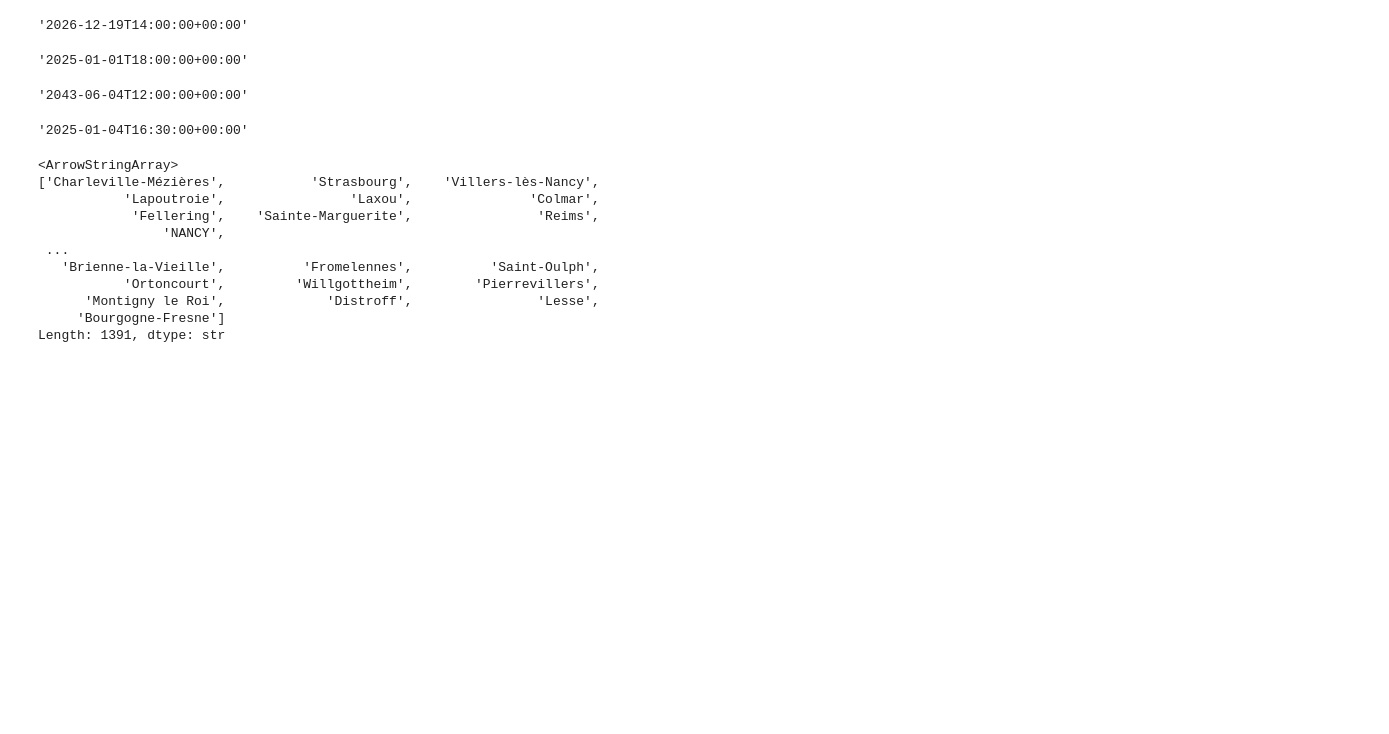
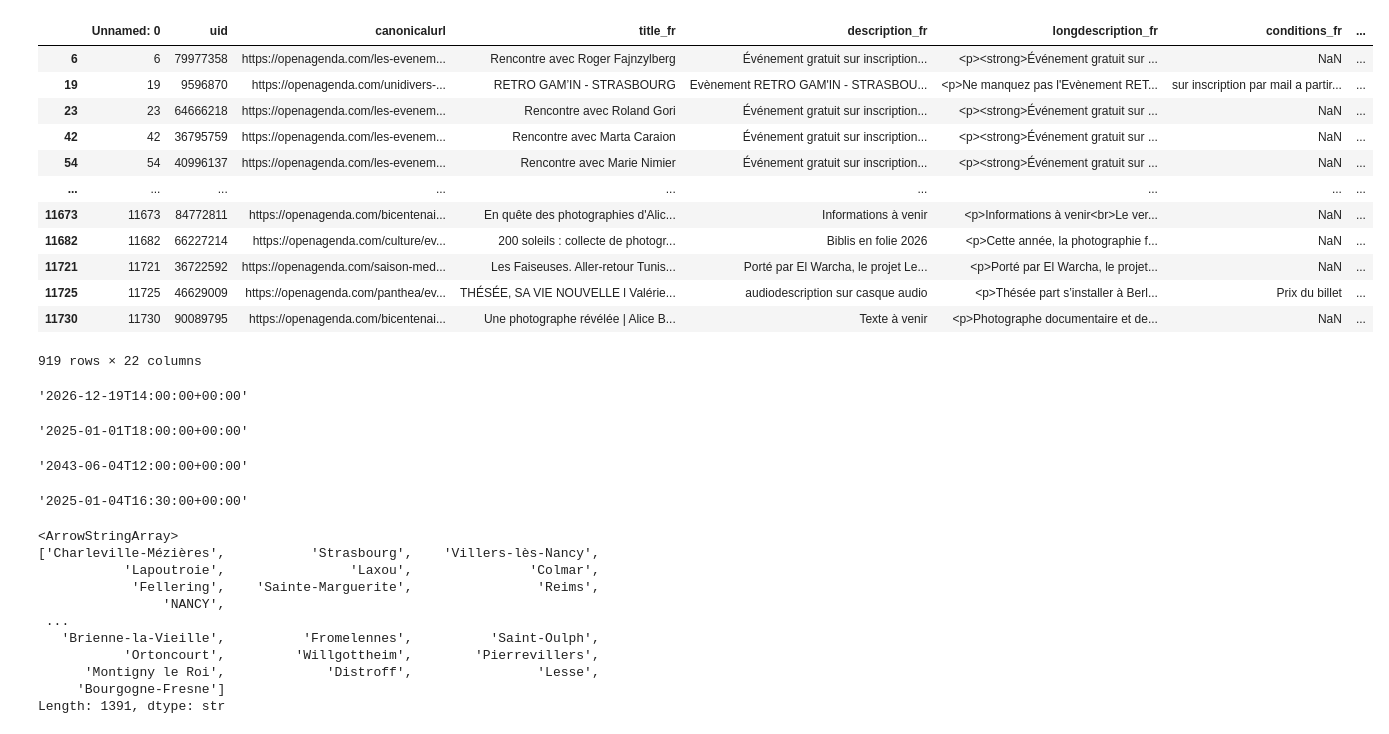
Before and after one commit to Diaure/PulsEvent-LLM-RAG, a Jupyter notebook: verif_df.ipynb, the cells around one changed output. Saved outputs shown, nothing was run; the diff lists cells and outputs as text; code cells hidden in the pictures; blank space fills up the shorter version.

```diff
--- a/verif_df.ipynb
+++ b/verif_df.ipynb
@@ -13,3 +14,30 @@ df_verif.head(5)
+# %%
+# récupérer les vraies dates de debut et fin de l'évènement
+import json
+def extract_first_timing(cell):
+    if cell is None:
+        return None
+
+    # Si c'est une string JSON → on la charge
+    if isinstance(cell, str):
+        try:
+            timings = json.loads(cell)
+        except Exception:
+            return None
+    else:
+        # Si c'est déjà une liste Python
+        timings = cell
+
+    # si la liste est vide
+    if not timings:
+        return None, None
+
+    # On prend la première occurrence
+    t0 = timings[0]
+    return t0.get("begin")
+
+df_verif["begin"] = df_verif["timings"].apply(extract_first_timing)
+df_verif["begin"] = pd.to_datetime(df_verif["begin"], utc=True)
 # %%
 df_verif.info()
 # %% [output]
@@ -32,0 +103,17 @@ memory usage: 24.4 MB
+# %%
+df_strasbourg = df_verif[df_verif['location_city'] == 'Strasbourg']
+df_strasbourg
+# %% [output]
+|  | Unnamed: 0 | uid | canonicalurl | title_fr | description_fr | longdescription_fr | conditions_fr | ... |
+| 6 | 6 | 79977358 | https://openagenda.com/les-evenem... | Rencontre avec Roger Fajnzylberg | Événement gratuit sur inscription... | <p><strong>Événement gratuit sur ... | NaN | ... |
+| 19 | 19 | 9596870 | https://openagenda.com/unidivers-... | RETRO GAM’IN - STRASBOURG | Evènement RETRO GAM'IN - STRASBOU... | <p>Ne manquez pas l'Evènement RET... | sur inscription par mail a partir... | ... |
+| 23 | 23 | 64666218 | https://openagenda.com/les-evenem... | Rencontre avec Roland Gori | Événement gratuit sur inscription... | <p><strong>Événement gratuit sur ... | NaN | ... |
+| 42 | 42 | 36795759 | https://openagenda.com/les-evenem... | Rencontre avec Marta Caraion | Événement gratuit sur inscription... | <p><strong>Événement gratuit sur ... | NaN | ... |
+| 54 | 54 | 40996137 | https://openagenda.com/les-evenem... | Rencontre avec Marie Nimier | Événement gratuit sur inscription... | <p><strong>Événement gratuit sur ... | NaN | ... |
+| ... | ... | ... | ... | ... | ... | ... | ... | ... |
+| 11673 | 11673 | 84772811 | https://openagenda.com/bicentenai... | En quête des photographies d'Alic... | Informations à venir | <p>Informations à venir<br>Le ver... | NaN | ... |
+| 11682 | 11682 | 66227214 | https://openagenda.com/culture/ev... | 200 soleils : collecte de photogr... | Biblis en folie 2026 | <p>Cette année, la photographie f... | NaN | ... |
+| 11721 | 11721 | 36722592 | https://openagenda.com/saison-med... | Les Faiseuses. Aller-retour Tunis... | Porté par El Warcha, le projet Le... | <p>Porté par El Warcha, le projet... | NaN | ... |
+| 11725 | 11725 | 46629009 | https://openagenda.com/panthea/ev... | THÉSÉE, SA VIE NOUVELLE l Valérie... | audiodescription sur casque audio | <p>Thésée part s’installer à Berl... | Prix du billet | ... |
+| 11730 | 11730 | 90089795 | https://openagenda.com/bicentenai... | Une photographe révélée | Alice B... | Texte à venir | <p>Photographe documentaire et de... | NaN | ... |
+919 rows × 22 columns
```
Also changed, not shown: parts of 5 cells of this notebook, 5 other files.
